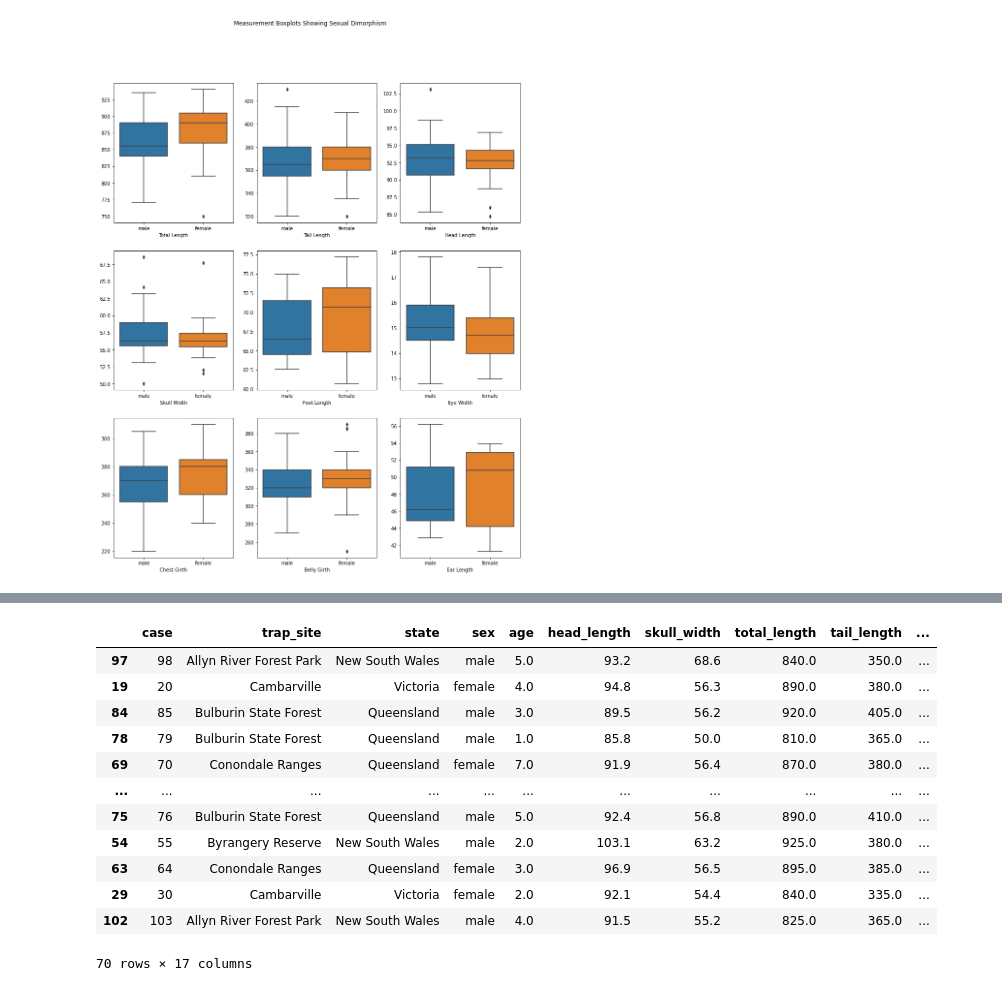
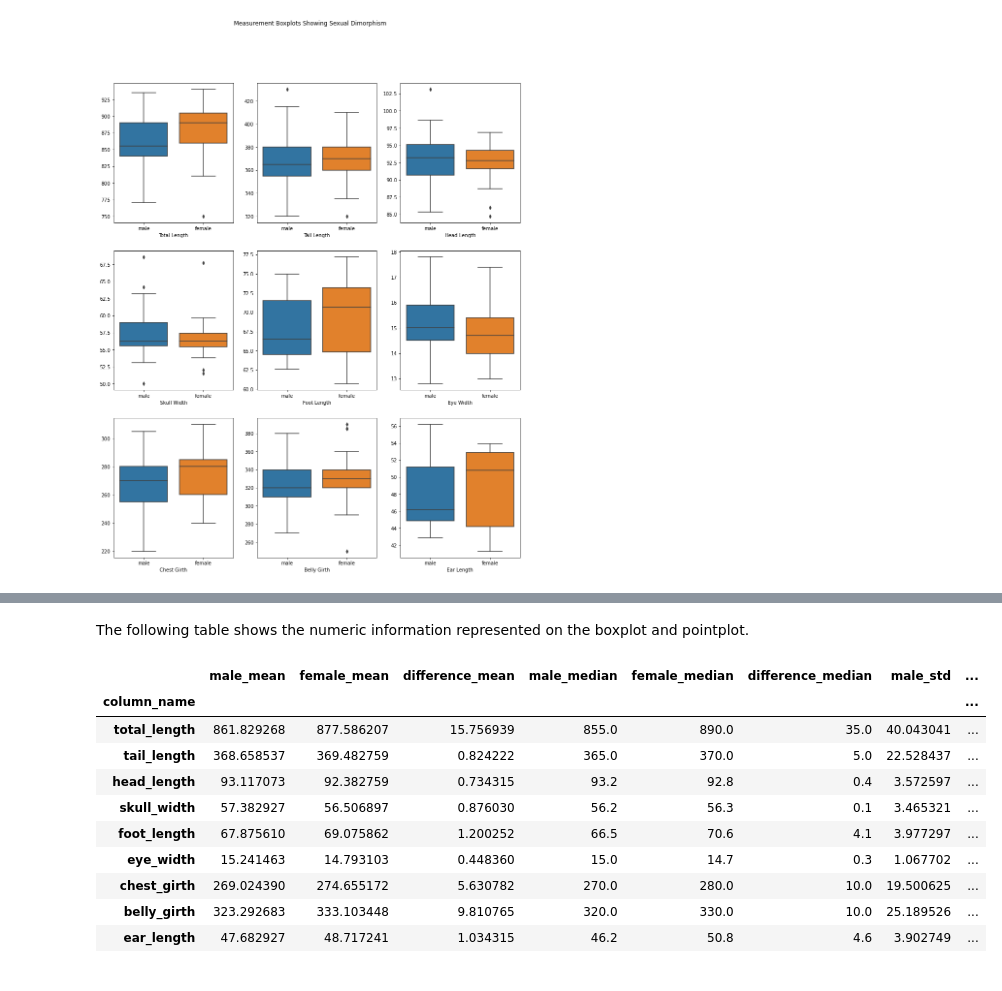
Before and after one commit to stephenfitzsimon/possum-regression, a Jupyter notebook: possum_models.ipynb, the cells around one changed output, grey strips where cells are left out. Drawn from its saved outputs; the diff is of its cells as text; code cells hidden in the pictures.

Commit message:
more plots of the sex target variable

```diff
--- a/possum_models.ipynb
+++ b/possum_models.ipynb
@@ -247,16 +265,16 @@ explore_target_sex.make_boxplot_sex_outliers(train)
+# %% [markdown]
+The following table shows the numeric information represented on the boxplot and pointplot.
 # %%
-train
+explore_target_sex.compare_stats(train).set_index('column_name')
 # %% [output]
-|  | case | trap_site | state | sex | age | head_length | skull_width | total_length | tail_length | ... |
-| 97 | 98 | Allyn River Forest Park | New South Wales | male | 5.0 | 93.2 | 68.6 | 840.0 | 350.0 | ... |
-| 19 | 20 | Cambarville | Victoria | female | 4.0 | 94.8 | 56.3 | 890.0 | 380.0 | ... |
-| 84 | 85 | Bulburin State Forest | Queensland | male | 3.0 | 89.5 | 56.2 | 920.0 | 405.0 | ... |
-| 78 | 79 | Bulburin State Forest | Queensland | male | 1.0 | 85.8 | 50.0 | 810.0 | 365.0 | ... |
-| 69 | 70 | Conondale Ranges | Queensland | female | 7.0 | 91.9 | 56.4 | 870.0 | 380.0 | ... |
-| ... | ... | ... | ... | ... | ... | ... | ... | ... | ... | ... |
-| 75 | 76 | Bulburin State Forest | Queensland | male | 5.0 | 92.4 | 56.8 | 890.0 | 410.0 | ... |
-| 54 | 55 | Byrangery Reserve | New South Wales | male | 2.0 | 103.1 | 63.2 | 925.0 | 380.0 | ... |
-| 63 | 64 | Conondale Ranges | Queensland | female | 3.0 | 96.9 | 56.5 | 895.0 | 385.0 | ... |
-| 29 | 30 | Cambarville | Victoria | female | 2.0 | 92.1 | 54.4 | 840.0 | 335.0 | ... |
-| 102 | 103 | Allyn River Forest Park | New South Wales | male | 4.0 | 91.5 | 55.2 | 825.0 | 365.0 | ... |
+|  | male_mean | female_mean | difference_mean | male_median | female_median | difference_median | male_std | ... |
+| column_name |  |  |  |  |  |  |  | ... |
+| total_length | 861.829268 | 877.586207 | 15.756939 | 855.0 | 890.0 | 35.0 | 40.043041 | ... |
+| tail_length | 368.658537 | 369.482759 | 0.824222 | 365.0 | 370.0 | 5.0 | 22.528437 | ... |
+| head_length | 93.117073 | 92.382759 | 0.734315 | 93.2 | 92.8 | 0.4 | 3.572597 | ... |
+| skull_width | 57.382927 | 56.506897 | 0.876030 | 56.2 | 56.3 | 0.1 | 3.465321 | ... |
+| foot_length | 67.875610 | 69.075862 | 1.200252 | 66.5 | 70.6 | 4.1 | 3.977297 | ... |
+| eye_width | 15.241463 | 14.793103 | 0.448360 | 15.0 | 14.7 | 0.3 | 1.067702 | ... |
+| chest_girth | 269.024390 | 274.655172 | 5.630782 | 270.0 | 280.0 | 10.0 | 19.500625 | ... |
+| belly_girth | 323.292683 | 333.103448 | 9.810765 | 320.0 | 330.0 | 10.0 | 25.189526 | ... |
+| ear_length | 47.682927 | 48.717241 | 1.034315 | 46.2 | 50.8 | 4.6 | 3.902749 | ... |
-70 rows × 17 columns
```
Also changed, not shown: parts of 6 cells of this notebook, 2 other files.
